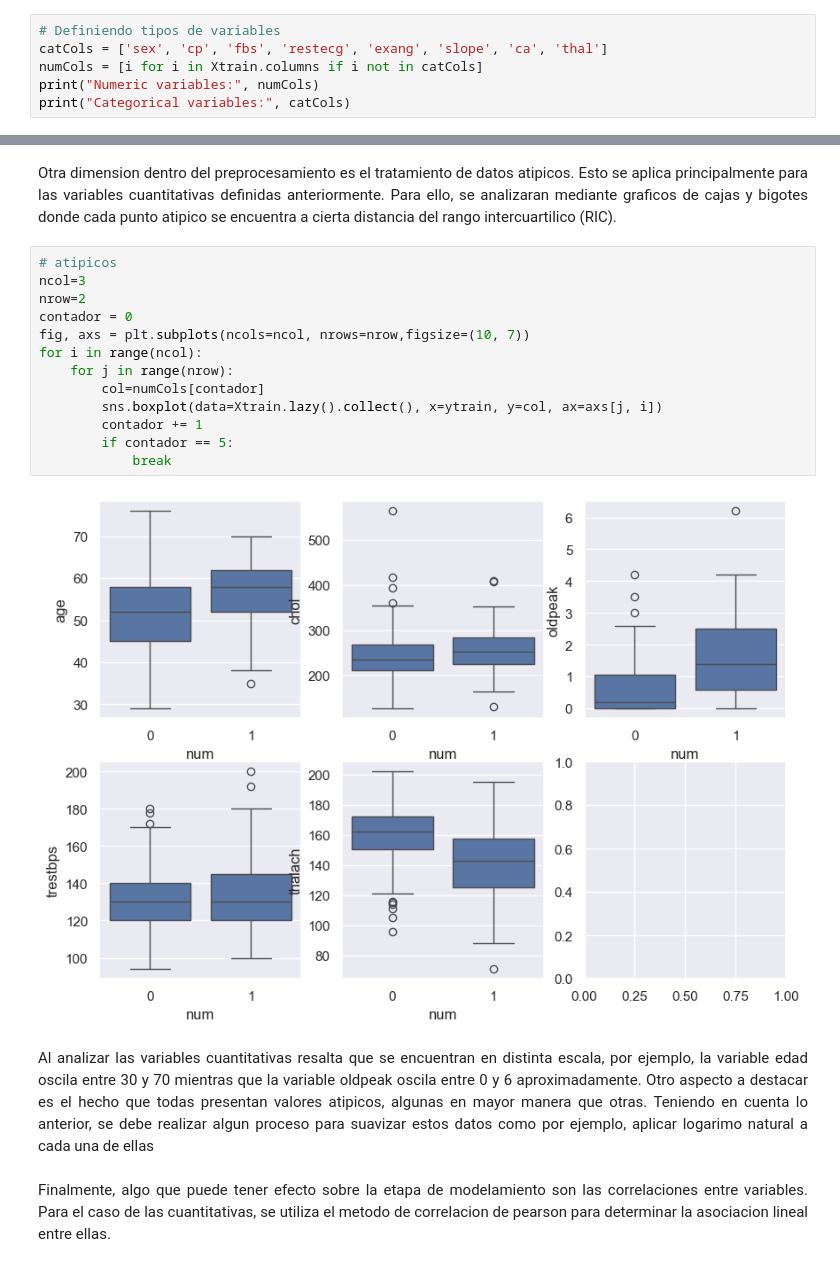
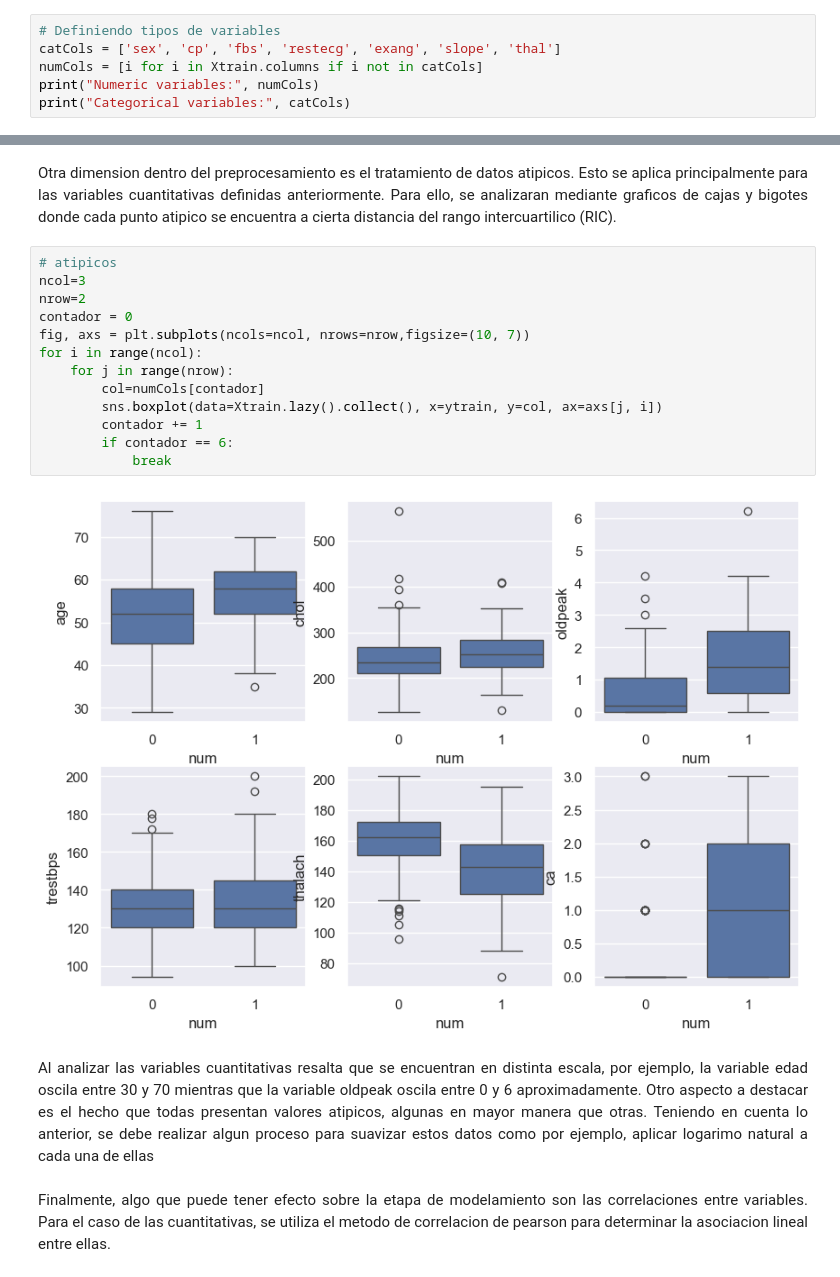
Before and after one commit to j220493/AnalisisEncodingCategoricalVariables, a Jupyter notebook: analisis.ipynb, the cells around one changed output, grey strips where cells are left out. Drawn from its saved outputs; the diff is of its cells as text.

```diff
--- a/analisis.ipynb
+++ b/analisis.ipynb
@@ -138,6 +138,6 @@ Se observa que las variables Sex, CP, fbs, restecg, exang, slope CA y Thal tiene
 # %%
 # Definiendo tipos de variables
-catCols = ['sex', 'cp', 'fbs', 'restecg', 'exang', 'slope', 'ca', 'thal']
+catCols = ['sex', 'cp', 'fbs', 'restecg', 'exang', 'slope', 'thal']
 numCols = [i for i in Xtrain.columns if i not in catCols]
 print("Numeric variables:", numCols)
 print("Categorical variables:", catCols)
@@ -164,18 +164,18 @@ Otra dimension dentro del preprocesamiento es el tratamiento de datos atipicos.
 # %%
 # atipicos
 ncol=3
 nrow=2
 contador = 0
 fig, axs = plt.subplots(ncols=ncol, nrows=nrow,figsize=(10, 7))
 for i in range(ncol):
     for j in range(nrow):
         col=numCols[contador]
         sns.boxplot(data=Xtrain.lazy().collect(), x=ytrain, y=col, ax=axs[j, i])
         contador += 1
-        if contador == 5:
+        if contador == 6:
             break
 # %% [output]
-[figure, old version]
+[figure, new version]
 # %% [markdown]
 <div style="text-align: justify">
 Al analizar las variables cuantitativas resalta que se encuentran en distinta escala, por ejemplo, la variable edad oscila entre 30 y 70 mientras que la variable oldpeak oscila entre 0 y 6 aproximadamente. Otro aspecto a destacar es el hecho que todas presentan valores atipicos, algunas en mayor manera que otras. Teniendo en cuenta lo anterior, se debe realizar algun proceso para suavizar estos datos como por ejemplo, aplicar logarimo natural a cada una de ellas
```
Also changed, not shown: parts of 16 cells of this notebook.
